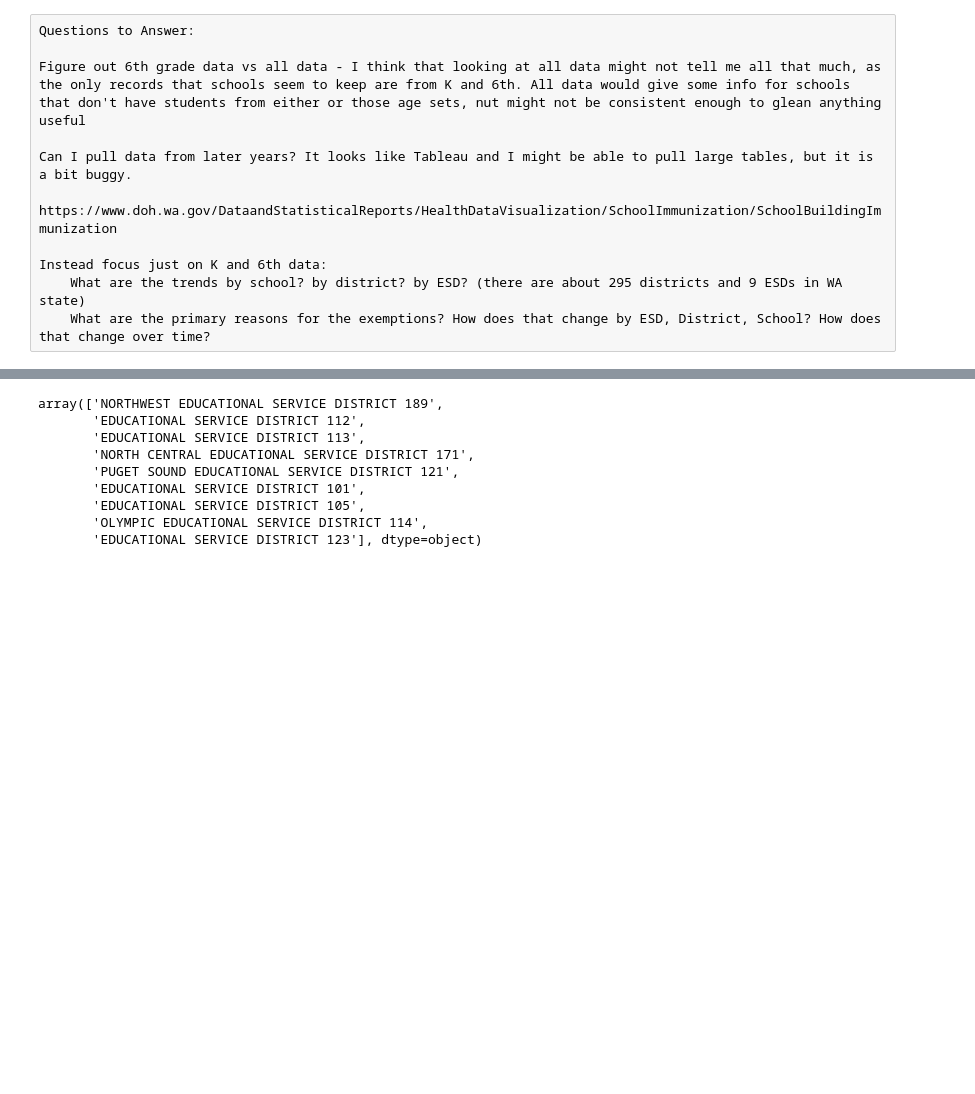
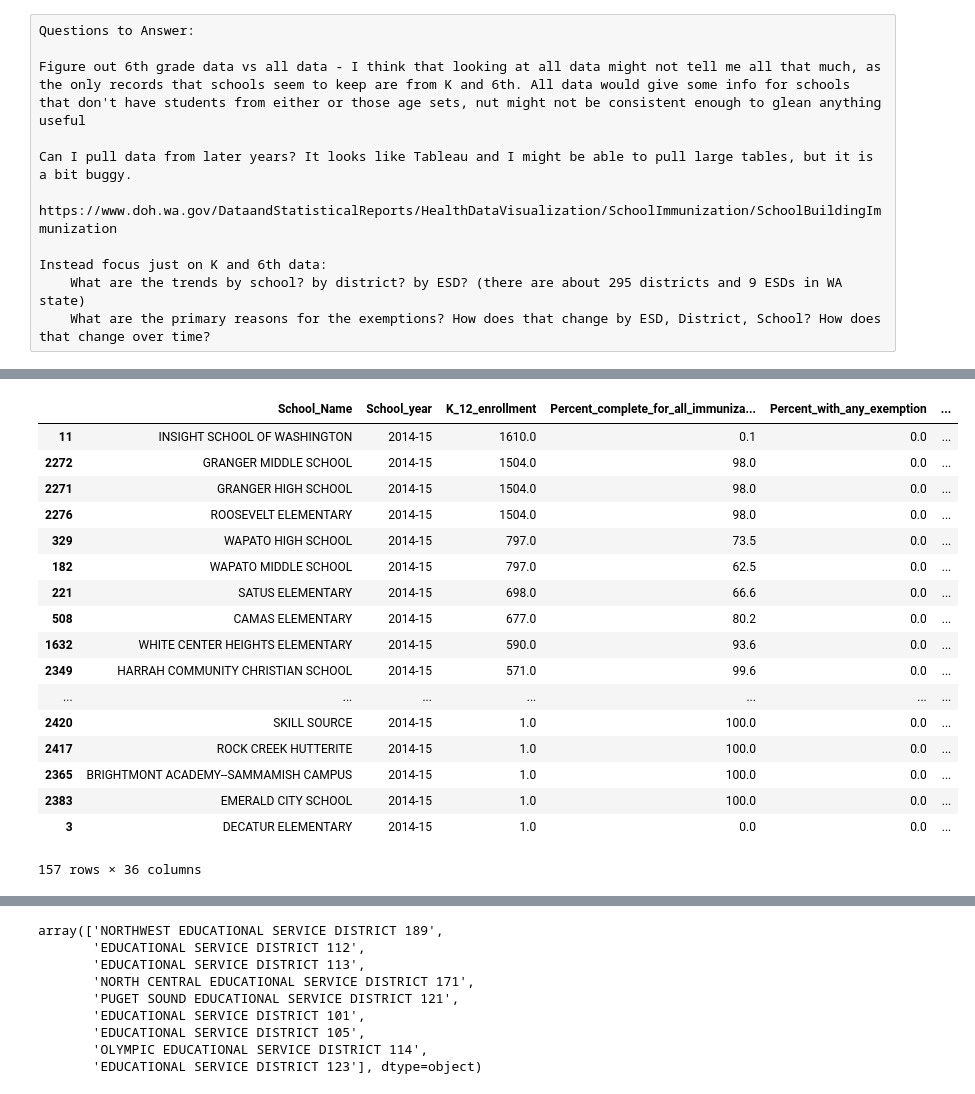
Before and after one commit to frischmuth/Washington-Immunization-Rates, a Jupyter notebook: Immunization IDE.ipynb, the cells around one changed output, grey strips where cells are left out. Cells and saved outputs as stored; diff of their text form; code cells hidden in the pictures; blank space fills up the shorter version.

```diff
--- a/Immunization IDE.ipynb
+++ b/Immunization IDE.ipynb
@@ -98,0 +62,22 @@ all45
+# %%
+columns_percent_all45 = ['School_Name', 'School_District', 'K_12_enrollment', 'Percent_with_any_exemption', 'Percent_with_medical_exemption', 'Percent_with_personal_exemption', 'Percent_with_religious_exemption']
+all45[all45['Percent_with_any_exemption'] == 0].sort_values('K_12_enrollment', ascending=False)
+# %% [output]
+|  | School_Name | School_year | K_12_enrollment | Percent_complete_for_all_immuniza... | Percent_with_any_exemption | ... |
+| 11 | INSIGHT SCHOOL OF WASHINGTON | 2014-15 | 1610.0 | 0.1 | 0.0 | ... |
+| 2272 | GRANGER MIDDLE SCHOOL | 2014-15 | 1504.0 | 98.0 | 0.0 | ... |
+| 2271 | GRANGER HIGH SCHOOL | 2014-15 | 1504.0 | 98.0 | 0.0 | ... |
+| 2276 | ROOSEVELT ELEMENTARY | 2014-15 | 1504.0 | 98.0 | 0.0 | ... |
+| 329 | WAPATO HIGH SCHOOL | 2014-15 | 797.0 | 73.5 | 0.0 | ... |
+| 182 | WAPATO MIDDLE SCHOOL | 2014-15 | 797.0 | 62.5 | 0.0 | ... |
+| 221 | SATUS ELEMENTARY | 2014-15 | 698.0 | 66.6 | 0.0 | ... |
+| 508 | CAMAS ELEMENTARY | 2014-15 | 677.0 | 80.2 | 0.0 | ... |
+| 1632 | WHITE CENTER HEIGHTS ELEMENTARY | 2014-15 | 590.0 | 93.6 | 0.0 | ... |
+| 2349 | HARRAH COMMUNITY CHRISTIAN SCHOOL | 2014-15 | 571.0 | 99.6 | 0.0 | ... |
+| ... | ... | ... | ... | ... | ... | ... |
+| 2420 | SKILL SOURCE | 2014-15 | 1.0 | 100.0 | 0.0 | ... |
+| 2417 | ROCK CREEK HUTTERITE | 2014-15 | 1.0 | 100.0 | 0.0 | ... |
+| 2365 | BRIGHTMONT ACADEMY--SAMMAMISH CAMPUS | 2014-15 | 1.0 | 100.0 | 0.0 | ... |
+| 2383 | EMERALD CITY SCHOOL | 2014-15 | 1.0 | 100.0 | 0.0 | ... |
+| 3 | DECATUR ELEMENTARY | 2014-15 | 1.0 | 0.0 | 0.0 | ... |
+157 rows × 36 columns
```
Also changed, not shown: parts of 23 cells of this notebook, 9 other files.
